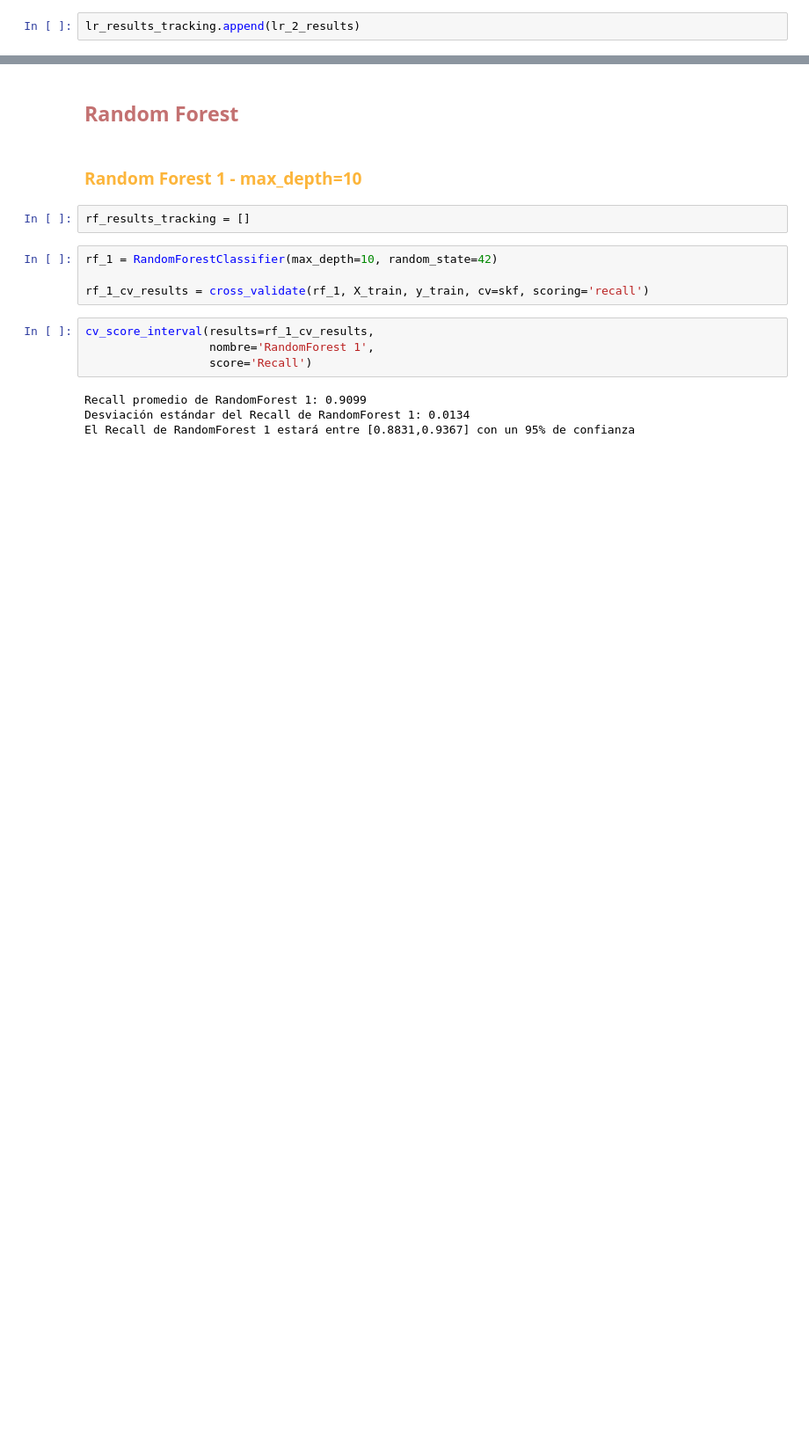
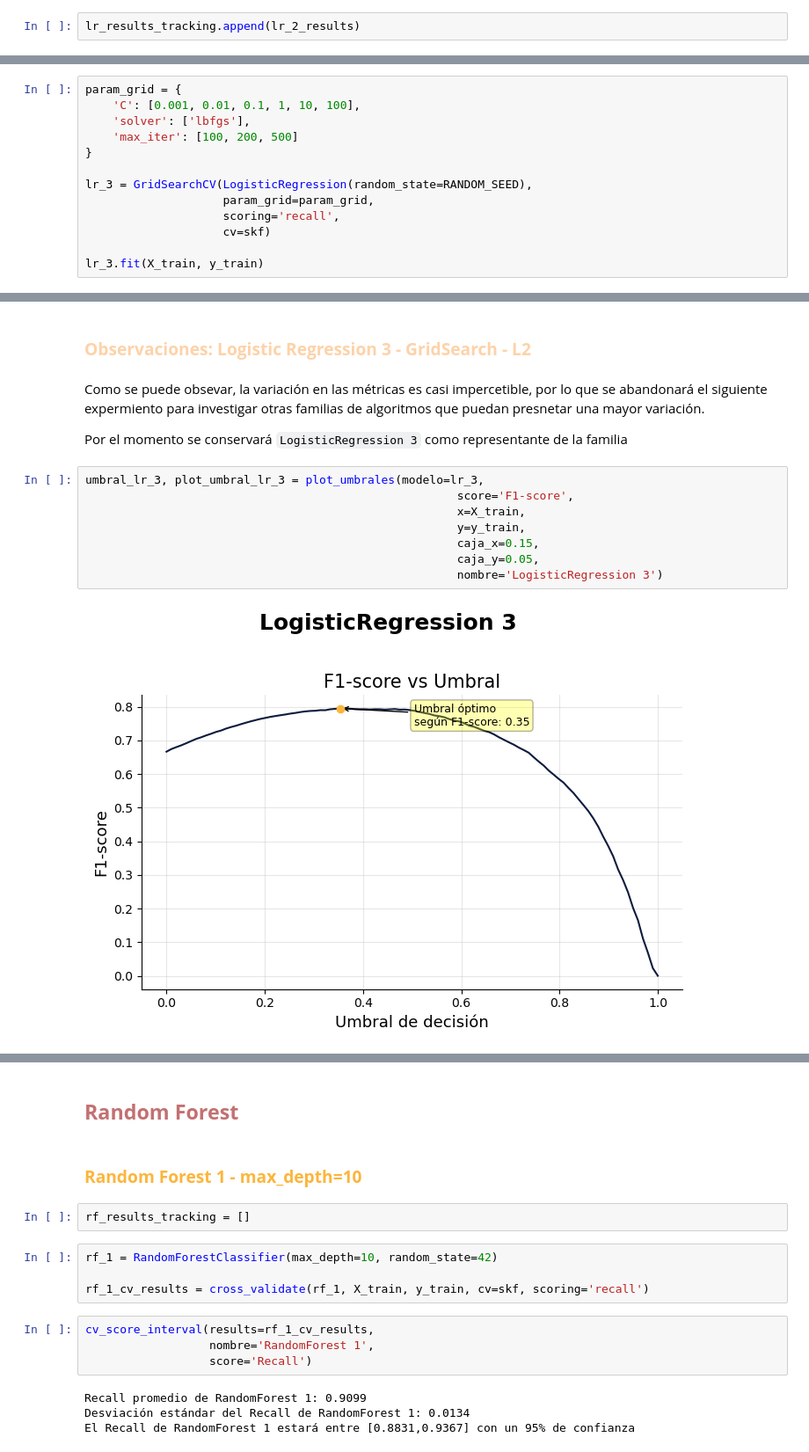
Before and after one commit to ignaciomajo/velarion_fintech, a Jupyter notebook: Modeling_Velarion.ipynb, the cells around one changed output, grey strips where cells are left out. Shown at 88% size. Saved outputs shown, nothing was run; the diff lists cells and outputs as text; blank space fills up the shorter version.

```diff
--- a/Modeling_Velarion.ipynb
+++ b/Modeling_Velarion.ipynb
@@ -1234,0 +1291,13 @@ pd.DataFrame(lr_results_tracking)
+# %%
+param_grid = {
+    'C': [0.001, 0.01, 0.1, 1, 10, 100],
+    'solver': ['lbfgs'],
+    'max_iter': [100, 200, 500]
+}
+
+lr_3 = GridSearchCV(LogisticRegression(random_state=RANDOM_SEED),
+                    param_grid=param_grid,
+                    scoring='recall',
+                    cv=skf)
+
+lr_3.fit(X_train, y_train)
@@ -1234,0 +1352,16 @@ pd.DataFrame(lr_results_tracking)
+# %% [markdown]
+### <font color='#FDD2A9'>**Observaciones: Logistic Regression 3 - GridSearch - L2**</font>
+# %% [markdown]
+Como se puede obsevar, la variación en las métricas es casi impercetible, por lo que se abandonará el siguiente expermiento para investigar otras familias de algoritmos que puedan presnetar una mayor variación.
+
+Por el momento se conservará `LogisticRegression 3` como representante de la familia
+# %%
+umbral_lr_3, plot_umbral_lr_3 = plot_umbrales(modelo=lr_3,
+                                                      score='F1-score',
+                                                      x=X_train,
+                                                      y=y_train,
+                                                      caja_x=0.15,
+                                                      caja_y=0.05,
+                                                      nombre='LogisticRegression 3')
+# %% [output]
+[figure, added]
```
Also changed, not shown: parts of 236 cells of this notebook.
